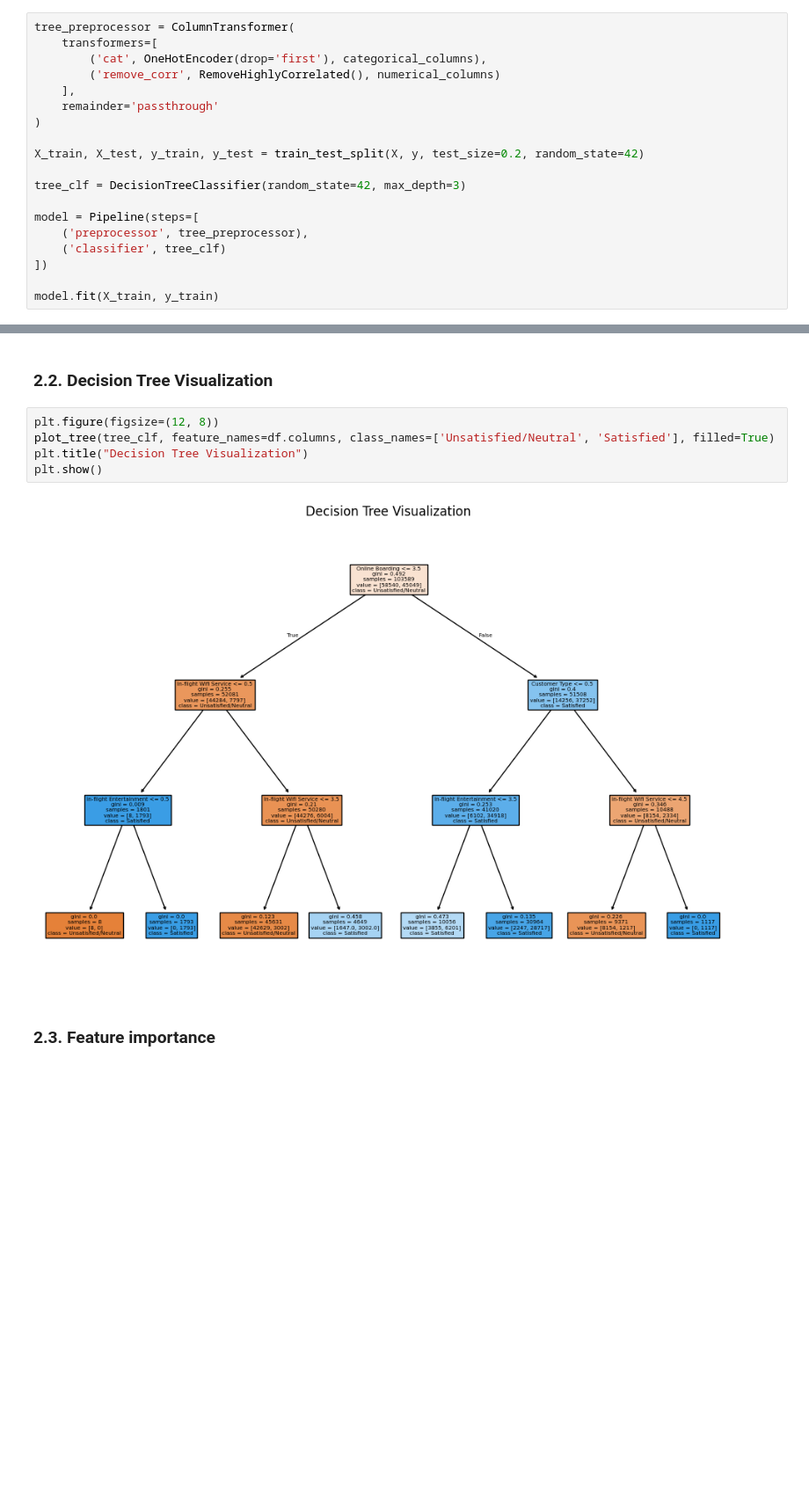
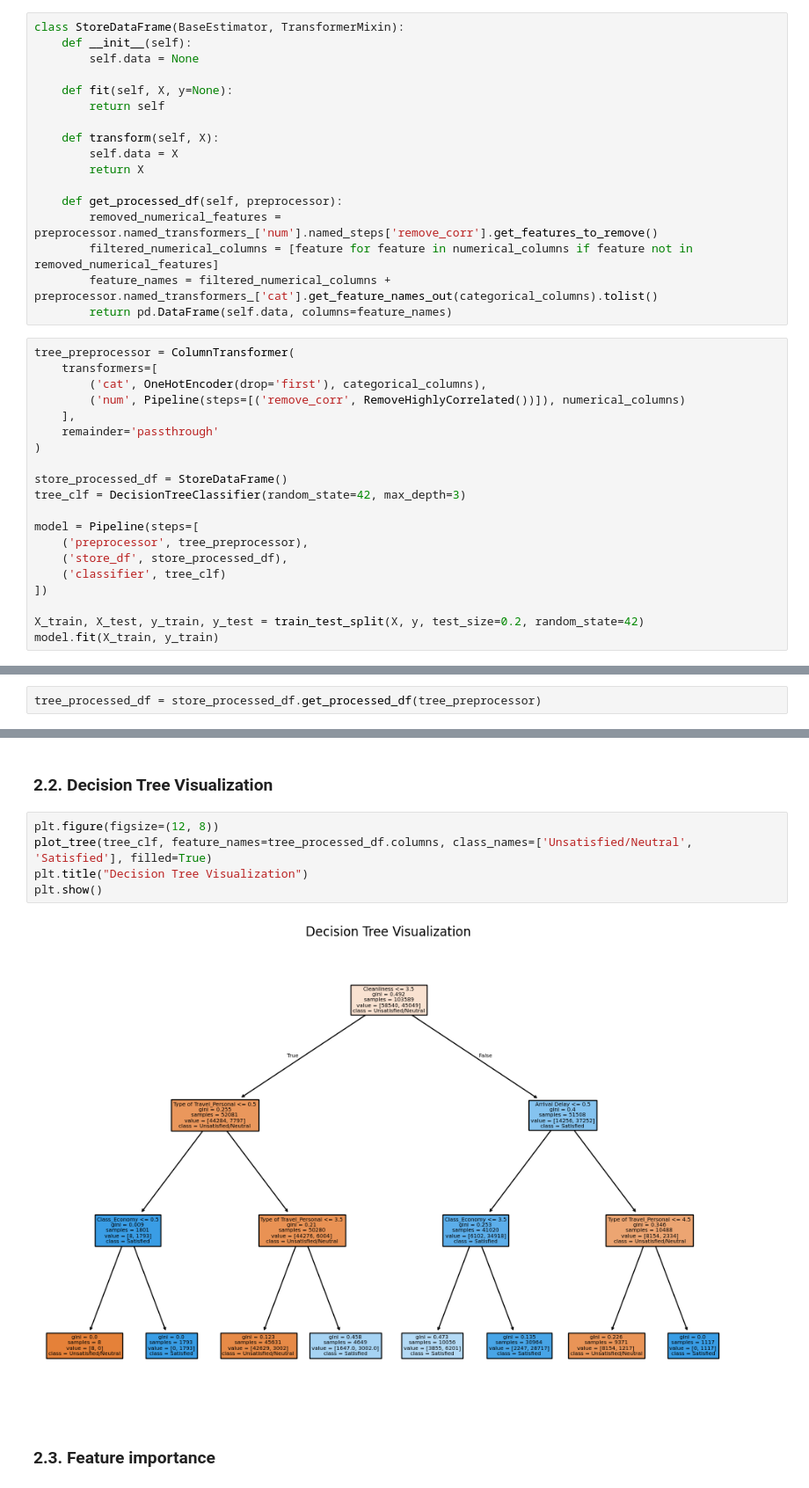
Before and after one commit to athoscf/XAI-techniques, a Jupyter notebook: Project.ipynb, the cells around one changed output, grey strips where cells are left out. Shown at 88% size. Cells and saved outputs as stored; diff of their text form; blank space fills up the shorter version.

Commit message:
new transformer

```diff
--- a/Project.ipynb
+++ b/Project.ipynb
@@ -210,24 +212,42 @@ plt.show()
 ## **Task 2: In-Modeling Explanations**
 # %% [markdown]
 ### **2.1. Glass Box Model - Decision Tree with depth 3**
+# %%
+class StoreDataFrame(BaseEstimator, TransformerMixin):
+    def __init__(self):
+        self.data = None
+
+    def fit(self, X, y=None):
+        return self
+
+    def transform(self, X):
+        self.data = X
+        return X
+
+    def get_processed_df(self, preprocessor):
+        removed_numerical_features = preprocessor.named_transformers_['num'].named_steps['remove_corr'].get_features_to_remove()
+        filtered_numerical_columns = [feature for feature in numerical_columns if feature not in removed_numerical_features]
+        feature_names = filtered_numerical_columns + preprocessor.named_transformers_['cat'].get_feature_names_out(categorical_columns).tolist()
+        return pd.DataFrame(self.data, columns=feature_names)
 # %%
 tree_preprocessor = ColumnTransformer(
     transformers=[
         ('cat', OneHotEncoder(drop='first'), categorical_columns),
-        ('remove_corr', RemoveHighlyCorrelated(), numerical_columns)
+        ('num', Pipeline(steps=[('remove_corr', RemoveHighlyCorrelated())]), numerical_columns)
     ],
     remainder='passthrough'
 )
 
-X_train, X_test, y_train, y_test = train_test_split(X, y, test_size=0.2, random_state=42)
-
+store_processed_df = StoreDataFrame()
 tree_clf = DecisionTreeClassifier(random_state=42, max_depth=3)
 
 model = Pipeline(steps=[
     ('preprocessor', tree_preprocessor),
+    ('store_df', store_processed_df),
     ('classifier', tree_clf)
 ])
 
+X_train, X_test, y_train, y_test = train_test_split(X, y, test_size=0.2, random_state=42)
 model.fit(X_train, y_train)
 # %% [output]
 Pipeline(steps=[('preprocessor',
@@ -248,5 +268,7 @@ Pipeline(steps=[('preprocessor',
                 ('classifier',
                  DecisionTreeClassifier(max_depth=3, random_state=42))])
+# %%
+tree_processed_df = store_processed_df.get_processed_df(tree_preprocessor)
 # %%
 y_pred = model.predict(X_test)
 
@@ -271,11 +293,11 @@ weighted avg       0.89      0.88      0.88     25898
 ### **2.2. Decision Tree Visualization**
 # %%
 plt.figure(figsize=(12, 8))
-plot_tree(tree_clf, feature_names=df.columns, class_names=['Unsatisfied/Neutral', 'Satisfied'], filled=True)
+plot_tree(tree_clf, feature_names=tree_processed_df.columns, class_names=['Unsatisfied/Neutral', 'Satisfied'], filled=True)
 plt.title("Decision Tree Visualization")
 plt.show()
 # %% [output]
-[figure, old version]
+[figure, new version]
 # %% [markdown]
 ### **2.3. Feature importance**
 # %%
```
Also changed, not shown: parts of 4 cells of this notebook.
